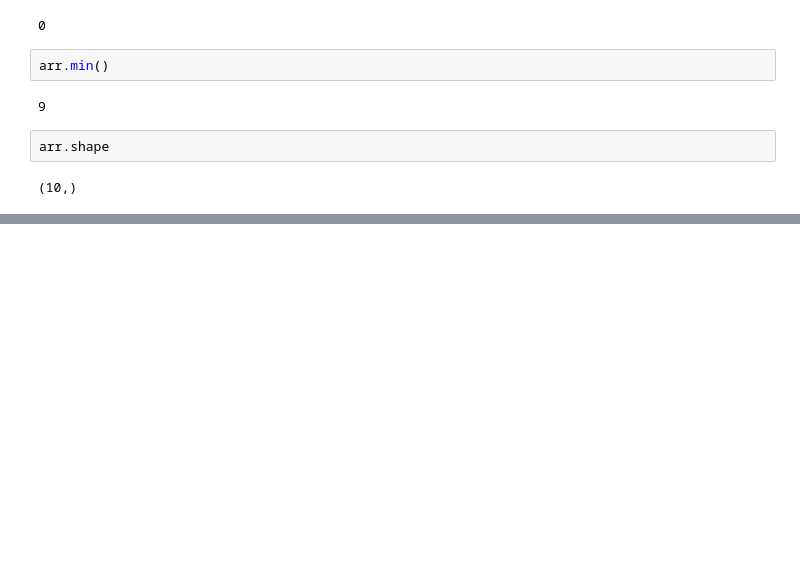
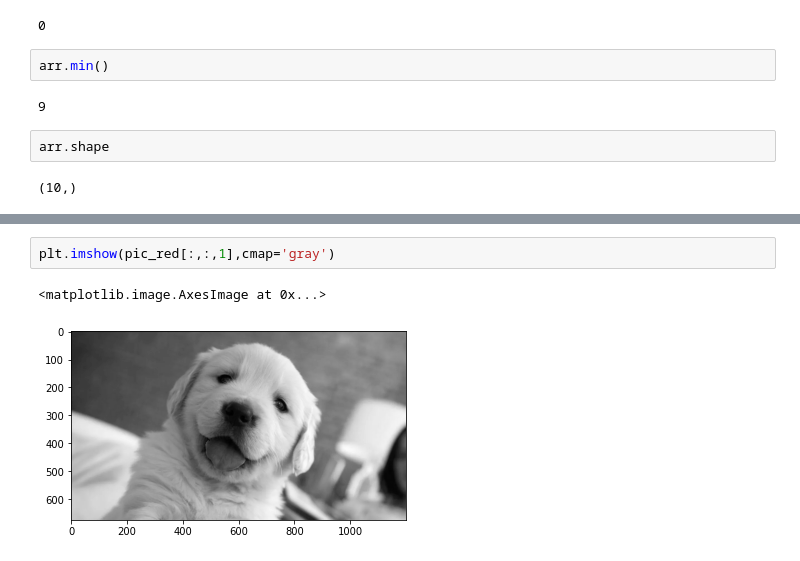
Before and after one commit to sohaildua/ComputerVision, a Jupyter notebook: NumpyWithImages.ipynb, the cells around one changed output, grey strips where cells are left out. Saved outputs shown, nothing was run; the diff lists cells and outputs as text; blank space fills up the shorter version.

```diff
--- a/NumpyWithImages.ipynb
+++ b/NumpyWithImages.ipynb
@@ -50,0 +85,5 @@ arr.shape
+# %%
+plt.imshow(pic_red[:,:,1],cmap='gray')
+# %% [output]
+<matplotlib.image.AxesImage at 0x...>
+[figure, added]
```
Also changed, not shown: parts of 14 cells of this notebook.
